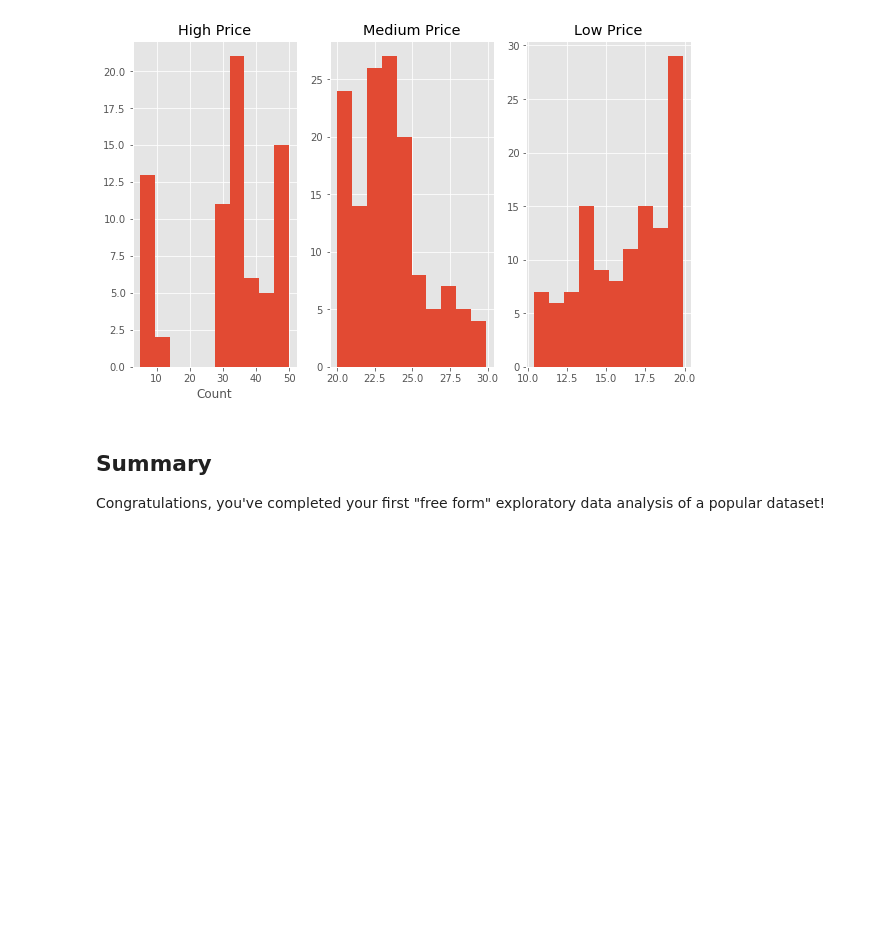
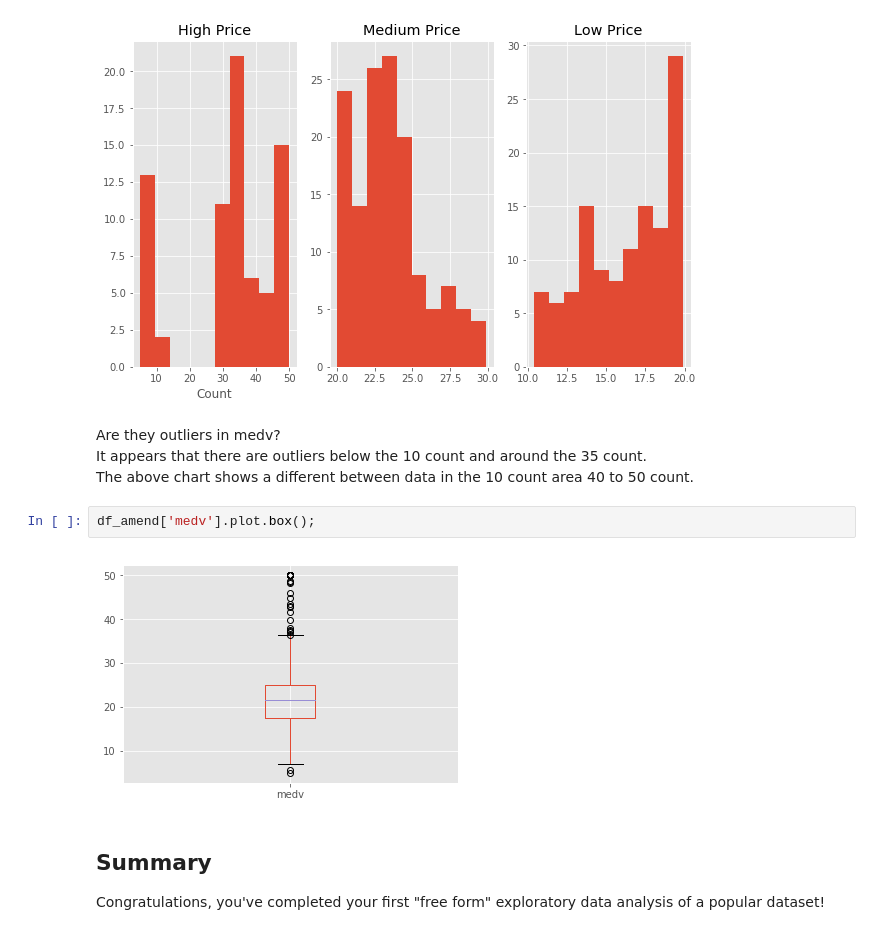
Before and after one commit to torresdavr/dsc-project-eda-with-pandas-online-ds-pt-100719, a Jupyter notebook: index.ipynb, the cells around one changed output. Drawn from its saved outputs; the diff is of its cells as text; blank space fills up the shorter version.

```diff
--- a/index.ipynb
+++ b/index.ipynb
@@ -548,6 +548,14 @@ plt.title('Low Price')
 plt.show()
 # %% [output]
 [figure]
+# %% [markdown]
+Are they outliers in medv?<br>
+It appears that there are outliers below the 10 count and around the 35 count.<br>
+The above chart shows a different between data in the 10 count area 40 to 50 count.<br>
+# %%
+df_amend['medv'].plot.box();
+# %% [output]
+[figure, added]
 # %% [markdown]
 ## Summary
 
```
